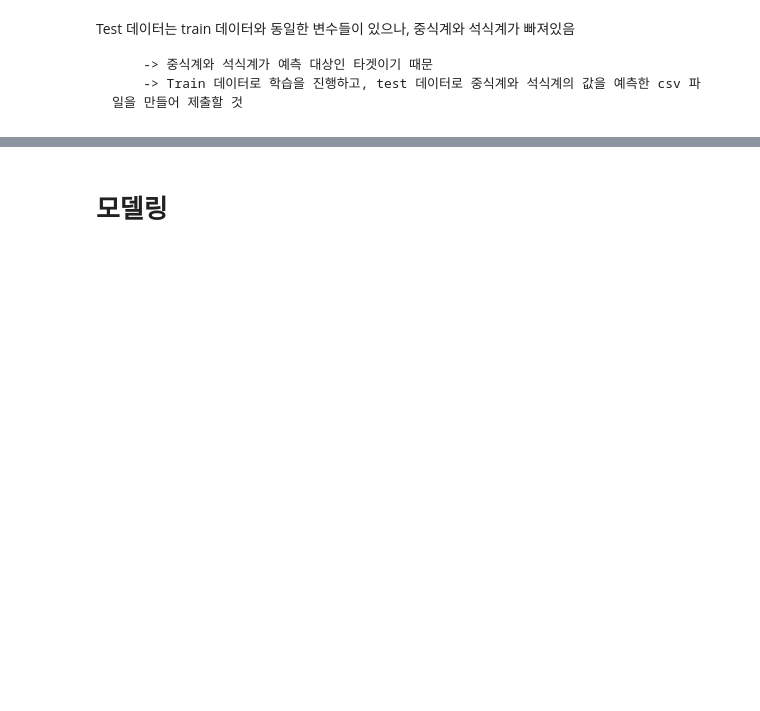
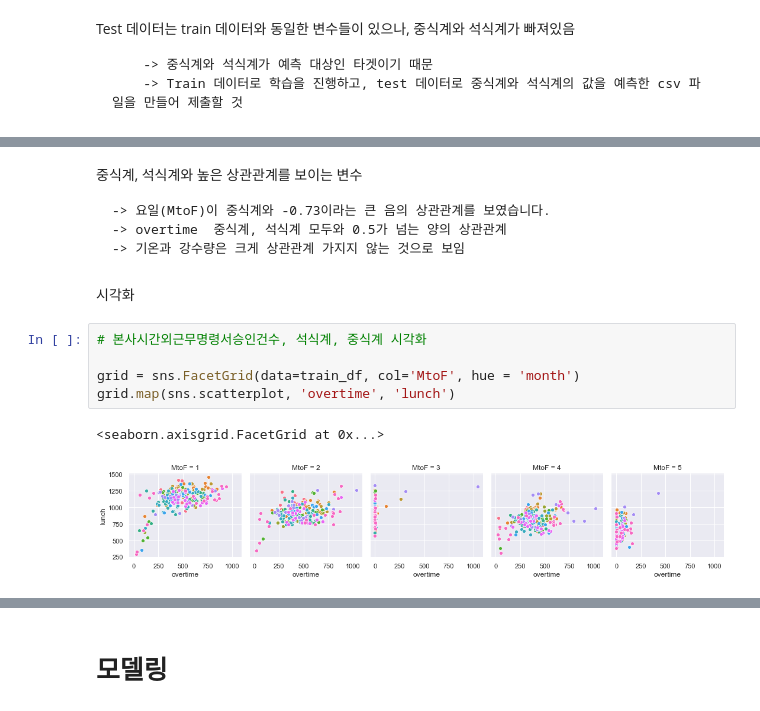
Before and after one commit to SWiwoo/PROJECTS2021, a Jupyter notebook: 데이콘식수예측_study.ipynb, the cells around one changed output, grey strips where cells are left out. Drawn from its saved outputs; the diff is of its cells as text; blank space fills up the shorter version.

```diff
--- a/데이콘식수예측_study.ipynb
+++ b/데이콘식수예측_study.ipynb
@@ -370,0 +434,17 @@ grid.map(sns.scatterplot, '출근자수', '중식계')
+# %% [markdown]
+중식계, 석식계와 높은 상관관계를 보이는 변수
+
+
+    -> 요일(MtoF)이 중식계와 -0.73이라는 큰 음의 상관관계를 보였습니다.
+    -> overtime  중식계, 석식계 모두와 0.5가 넘는 양의 상관관계
+    -> 기온과 강수량은 크게 상관관계 가지지 않는 것으로 보임
+# %% [markdown]
+시각화
+# %%
+# 본사시간외근무명령서승인건수, 석식계, 중식계 시각화
+
+grid = sns.FacetGrid(data=train_df, col='MtoF', hue = 'month')
+grid.map(sns.scatterplot, 'overtime', 'lunch')
+# %% [output]
+<seaborn.axisgrid.FacetGrid at 0x...>
+[figure, added]
```
Also changed, not shown: parts of 133 cells of this notebook.
